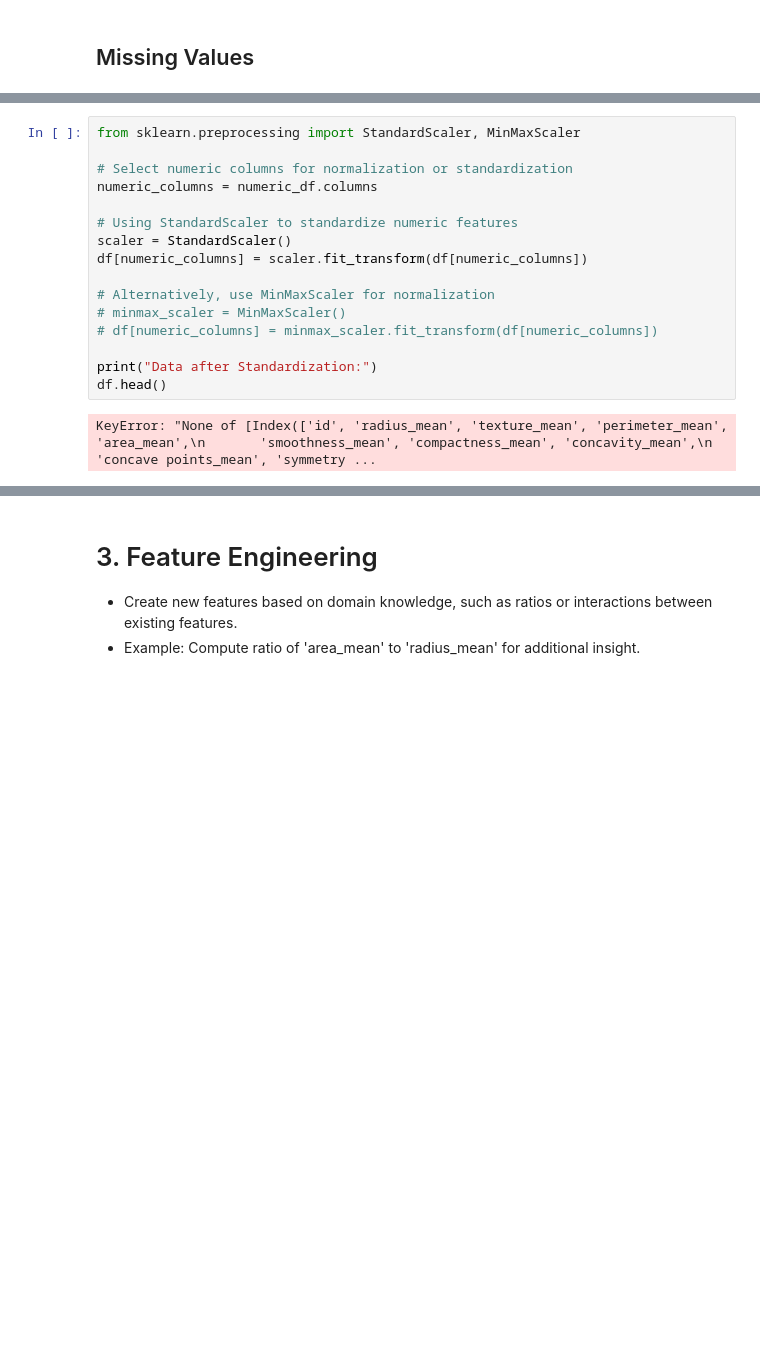
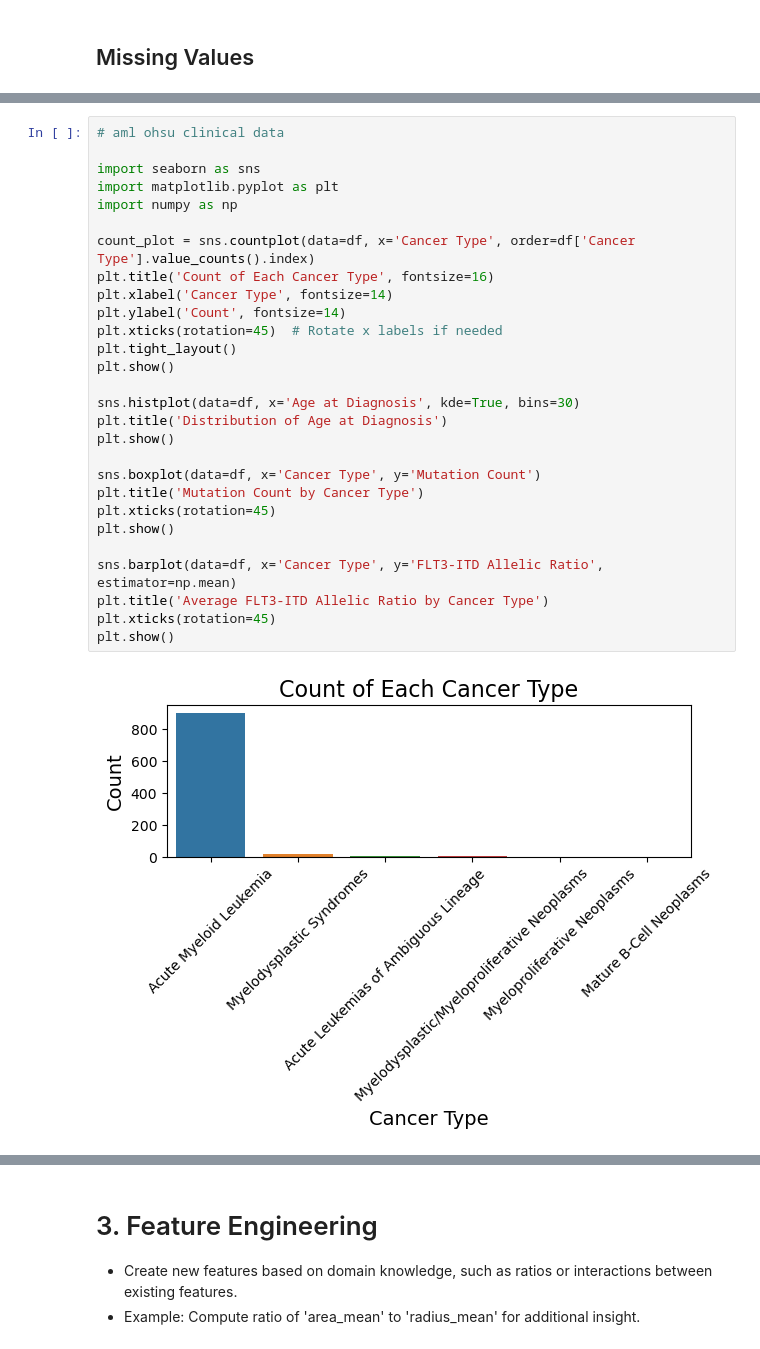
Before and after one commit to digitaldna01/CASCS506-FinalProject, a Jupyter notebook: Finalproject.ipynb, the cells around one changed output, grey strips where cells are left out. Cells and saved outputs as stored; diff of their text form; blank space fills up the shorter version.

```diff
--- a/Finalproject.ipynb
+++ b/Finalproject.ipynb
@@ -340,18 +194,30 @@ Data after Standardization:
-# %%
-from sklearn.preprocessing import StandardScaler, MinMaxScaler
-
-# Select numeric columns for normalization or standardization
-numeric_columns = numeric_df.columns
-
-# Using StandardScaler to standardize numeric features
-scaler = StandardScaler()
-df[numeric_columns] = scaler.fit_transform(df[numeric_columns])
-
-# Alternatively, use MinMaxScaler for normalization
-# minmax_scaler = MinMaxScaler()
-# df[numeric_columns] = minmax_scaler.fit_transform(df[numeric_columns])
-
-print("Data after Standardization:")
-df.head()
-# %% [output]
-KeyError: "None of [Index(['id', 'radius_mean', 'texture_mean', 'perimeter_mean', 'area_mean',\n       'smoothness_mean', 'compactness_mean', 'concavity_mean',\n       'concave points_mean', 'symmetry ...
+# %%
+# aml ohsu clinical data
+
+import seaborn as sns
+import matplotlib.pyplot as plt
+import numpy as np
+
+count_plot = sns.countplot(data=df, x='Cancer Type', order=df['Cancer Type'].value_counts().index)
+plt.title('Count of Each Cancer Type', fontsize=16)
+plt.xlabel('Cancer Type', fontsize=14)
+plt.ylabel('Count', fontsize=14)
+plt.xticks(rotation=45)  # Rotate x labels if needed
+plt.tight_layout()
+plt.show()
+
+sns.histplot(data=df, x='Age at Diagnosis', kde=True, bins=30)
+plt.title('Distribution of Age at Diagnosis')
+plt.show()
+
+sns.boxplot(data=df, x='Cancer Type', y='Mutation Count')
+plt.title('Mutation Count by Cancer Type')
+plt.xticks(rotation=45)
+plt.show()
+
+sns.barplot(data=df, x='Cancer Type', y='FLT3-ITD Allelic Ratio', estimator=np.mean)
+plt.title('Average FLT3-ITD Allelic Ratio by Cancer Type')
+plt.xticks(rotation=45)
+plt.show()
+# %% [output]
+[figure, added]
```
Also changed, not shown: parts of 13 cells of this notebook.
